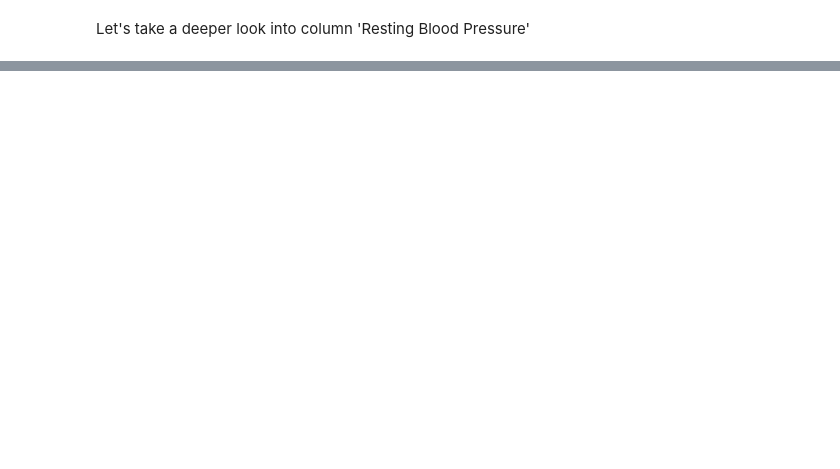
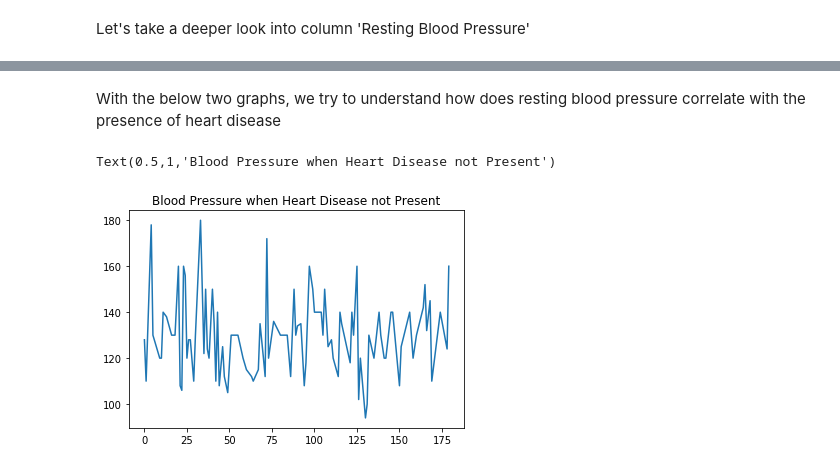
Before and after one commit to anagharumade/Competitions, a Jupyter notebook: DeepIntoFeatures.ipynb, the cells around one changed output, grey strips where cells are left out. Cells and saved outputs as stored; diff of their text form; code cells hidden in the pictures; blank space fills up the shorter version.

Commit message:
Blood Pressure feature

```diff
--- a/DeepIntoFeatures.ipynb
+++ b/DeepIntoFeatures.ipynb
@@ -40,0 +55,8 @@ data.groupby(['resting_blood_pressure', 'heart_disease_present']).count().iloc[:
+# %% [markdown]
+With the below two graphs, we try to understand how does resting blood pressure correlate with the presence of heart disease
+# %%
+plt.plot(data[data['heart_disease_present']==0]['resting_blood_pressure'])
+plt.title('Blood Pressure when Heart Disease not Present')
+# %% [output]
+Text(0.5,1,'Blood Pressure when Heart Disease not Present')
+[figure, added]
```
Also changed, not shown: parts of 9 cells of this notebook.
